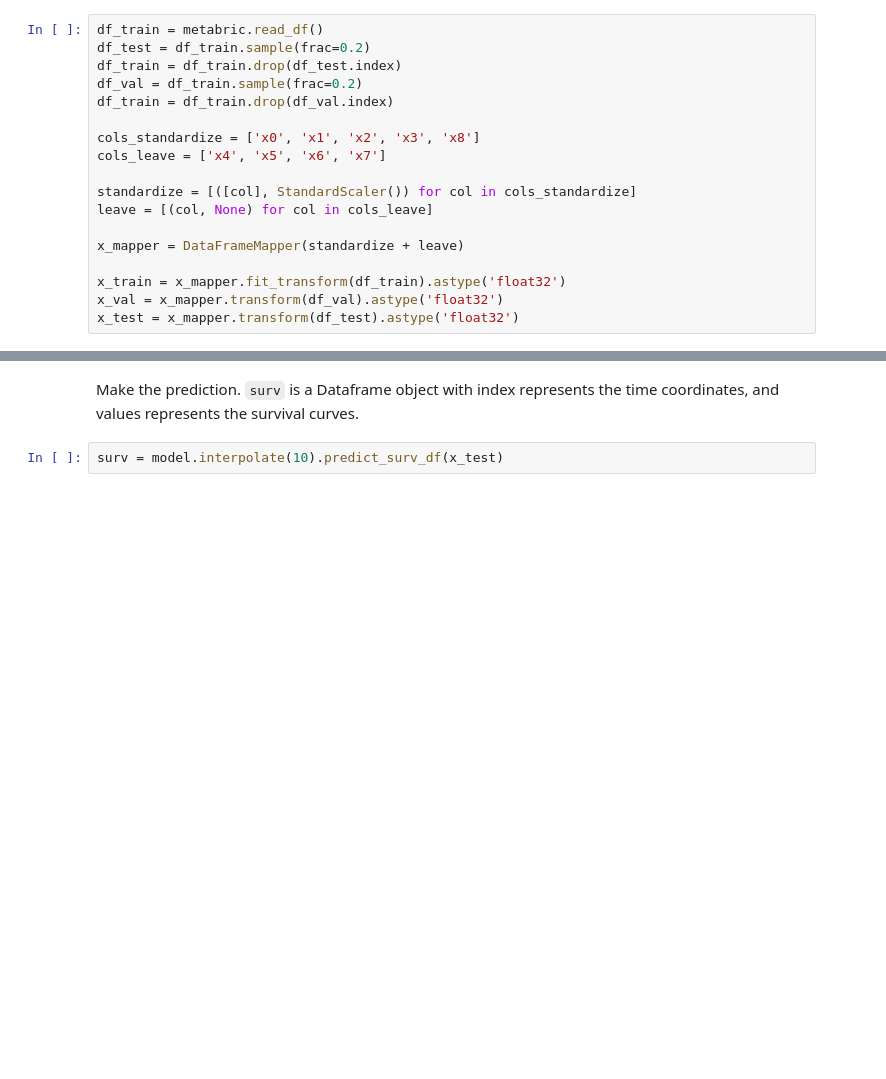
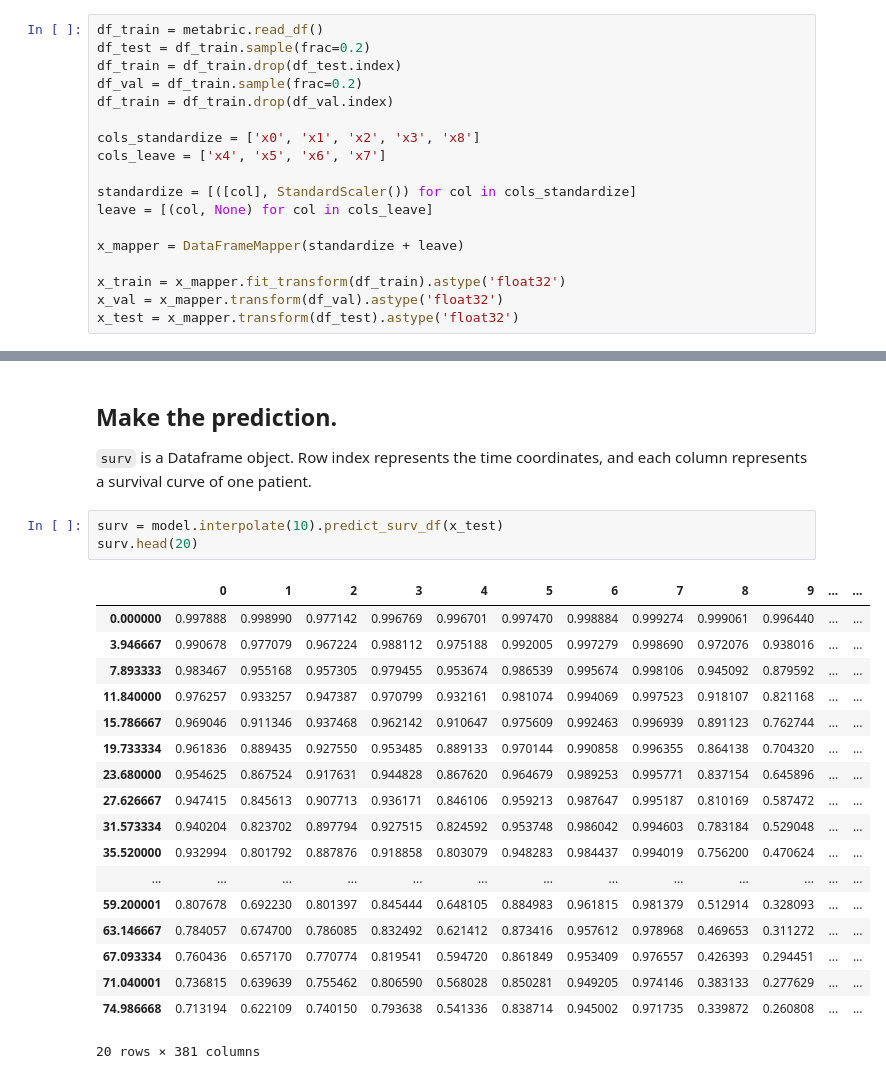
Before and after one commit to shi-ang/SurvivalEVAL, a Jupyter notebook: Examples/Pycox_Example.ipynb, the cells around one changed output, grey strips where cells are left out. Cells and saved outputs as stored; diff of their text form; blank space fills up the shorter version.

```diff
--- a/Examples/Pycox_Example.ipynb
+++ b/Examples/Pycox_Example.ipynb
@@ -109,5 +110,26 @@ log = model.fit(x_train, y_train, batch_size, epochs, callbacks, val_data=val)
 # %% [markdown]
-Make the prediction. `surv` is a Dataframe object with index represents the time coordinates, and values represents the survival curves.
+## Make the prediction.
+`surv` is a Dataframe object. Row index represents the time coordinates, and each column represents a survival curve of one patient.
 # %%
 surv = model.interpolate(10).predict_surv_df(x_test)
+surv.head(20)
+# %% [output]
+|  | 0 | 1 | 2 | 3 | 4 | 5 | 6 | 7 | 8 | 9 | ... | ... |
+| 0.000000 | 0.997888 | 0.998990 | 0.977142 | 0.996769 | 0.996701 | 0.997470 | 0.998884 | 0.999274 | 0.999061 | 0.996440 | ... | ... |
+| 3.946667 | 0.990678 | 0.977079 | 0.967224 | 0.988112 | 0.975188 | 0.992005 | 0.997279 | 0.998690 | 0.972076 | 0.938016 | ... | ... |
+| 7.893333 | 0.983467 | 0.955168 | 0.957305 | 0.979455 | 0.953674 | 0.986539 | 0.995674 | 0.998106 | 0.945092 | 0.879592 | ... | ... |
+| 11.840000 | 0.976257 | 0.933257 | 0.947387 | 0.970799 | 0.932161 | 0.981074 | 0.994069 | 0.997523 | 0.918107 | 0.821168 | ... | ... |
+| 15.786667 | 0.969046 | 0.911346 | 0.937468 | 0.962142 | 0.910647 | 0.975609 | 0.992463 | 0.996939 | 0.891123 | 0.762744 | ... | ... |
+| 19.733334 | 0.961836 | 0.889435 | 0.927550 | 0.953485 | 0.889133 | 0.970144 | 0.990858 | 0.996355 | 0.864138 | 0.704320 | ... | ... |
+| 23.680000 | 0.954625 | 0.867524 | 0.917631 | 0.944828 | 0.867620 | 0.964679 | 0.989253 | 0.995771 | 0.837154 | 0.645896 | ... | ... |
+| 27.626667 | 0.947415 | 0.845613 | 0.907713 | 0.936171 | 0.846106 | 0.959213 | 0.987647 | 0.995187 | 0.810169 | 0.587472 | ... | ... |
+| 31.573334 | 0.940204 | 0.823702 | 0.897794 | 0.927515 | 0.824592 | 0.953748 | 0.986042 | 0.994603 | 0.783184 | 0.529048 | ... | ... |
+| 35.520000 | 0.932994 | 0.801792 | 0.887876 | 0.918858 | 0.803079 | 0.948283 | 0.984437 | 0.994019 | 0.756200 | 0.470624 | ... | ... |
+| ... | ... | ... | ... | ... | ... | ... | ... | ... | ... | ... | ... | ... |
+| 59.200001 | 0.807678 | 0.692230 | 0.801397 | 0.845444 | 0.648105 | 0.884983 | 0.961815 | 0.981379 | 0.512914 | 0.328093 | ... | ... |
+| 63.146667 | 0.784057 | 0.674700 | 0.786085 | 0.832492 | 0.621412 | 0.873416 | 0.957612 | 0.978968 | 0.469653 | 0.311272 | ... | ... |
+| 67.093334 | 0.760436 | 0.657170 | 0.770774 | 0.819541 | 0.594720 | 0.861849 | 0.953409 | 0.976557 | 0.426393 | 0.294451 | ... | ... |
+| 71.040001 | 0.736815 | 0.639639 | 0.755462 | 0.806590 | 0.568028 | 0.850281 | 0.949205 | 0.974146 | 0.383133 | 0.277629 | ... | ... |
+| 74.986668 | 0.713194 | 0.622109 | 0.740150 | 0.793638 | 0.541336 | 0.838714 | 0.945002 | 0.971735 | 0.339872 | 0.260808 | ... | ... |
+20 rows × 381 columns
 # %% [markdown]
```
Also changed, not shown: parts of 29 cells of this notebook, 9 other files.
